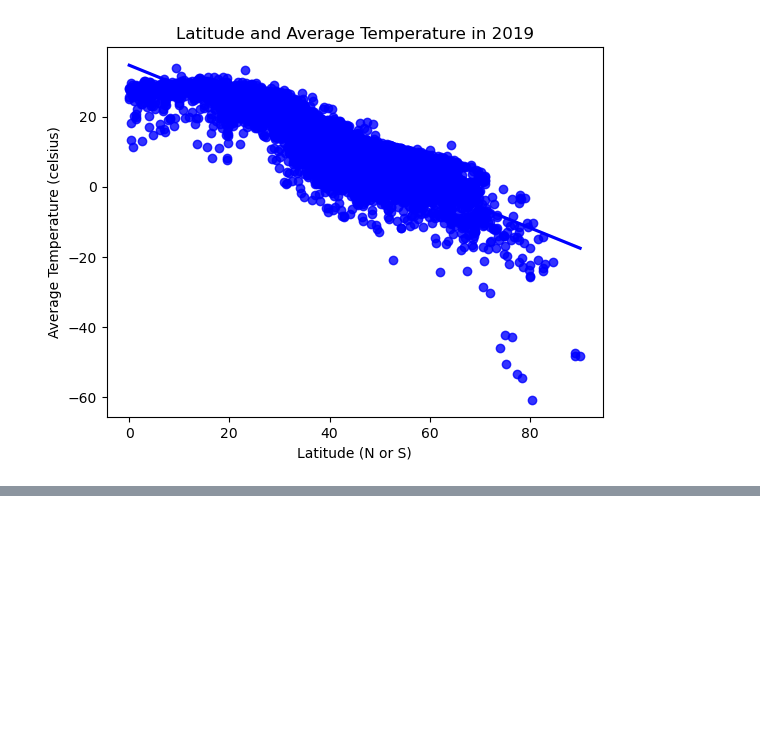
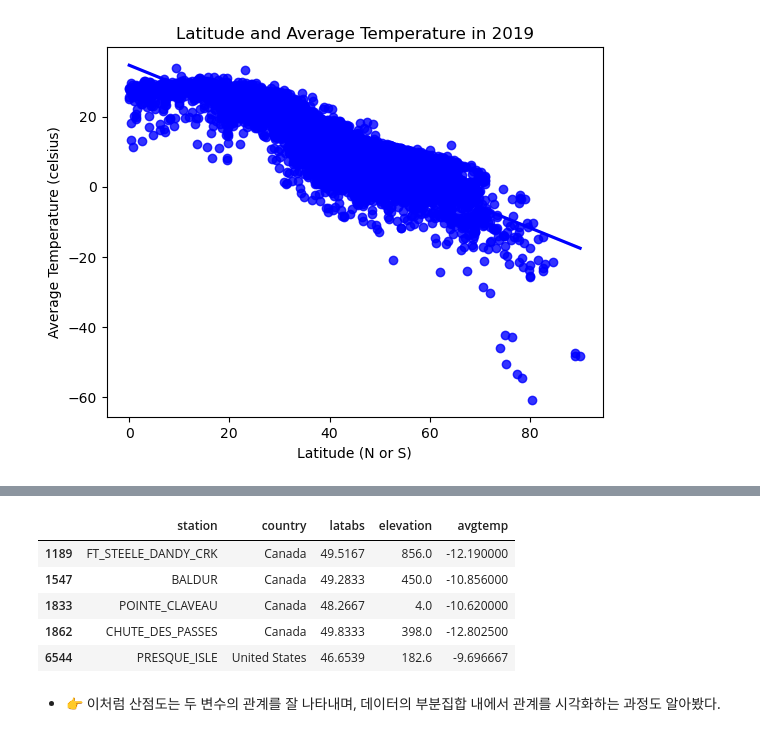
Before and after one commit to minseungryu/Pandas_Data_Cleaning, a Jupyter notebook: Ch5_(4)산점도를 활용해 이변량 관계 확인.ipynb, the cells around one changed output, grey strips where cells are left out. Drawn from its saved outputs; the diff is of its cells as text; code cells hidden in the pictures; blank space fills up the shorter version.

```diff
--- a/Ch5_(4)산점도를 활용해 이변량 관계 확인.ipynb
+++ b/Ch5_(4)산점도를 활용해 이변량 관계 확인.ipynb
@@ -70,0 +116,11 @@ plt.show()
+# %%
+low.loc[(low.latabs<50)&(low.avgtemp<-9), ['station', 'country', 'latabs', 'elevation', 'avgtemp']]
+# %% [output]
+|  | station | country | latabs | elevation | avgtemp |
+| 1189 | FT_STEELE_DANDY_CRK | Canada | 49.5167 | 856.0 | -12.190000 |
+| 1547 | BALDUR | Canada | 49.2833 | 450.0 | -10.856000 |
+| 1833 | POINTE_CLAVEAU | Canada | 48.2667 | 4.0 | -10.620000 |
+| 1862 | CHUTE_DES_PASSES | Canada | 49.8333 | 398.0 | -12.802500 |
+| 6544 | PRESQUE_ISLE | United States | 46.6539 | 182.6 | -9.696667 |
+# %% [markdown]
+- 👉 이처럼 산점도는 두 변수의 관계를 잘 나타내며, 데이터의 부분집합 내에서 관계를 시각화하는 과정도 알아봤다.
```
Also changed, not shown: parts of 9 cells of this notebook.
